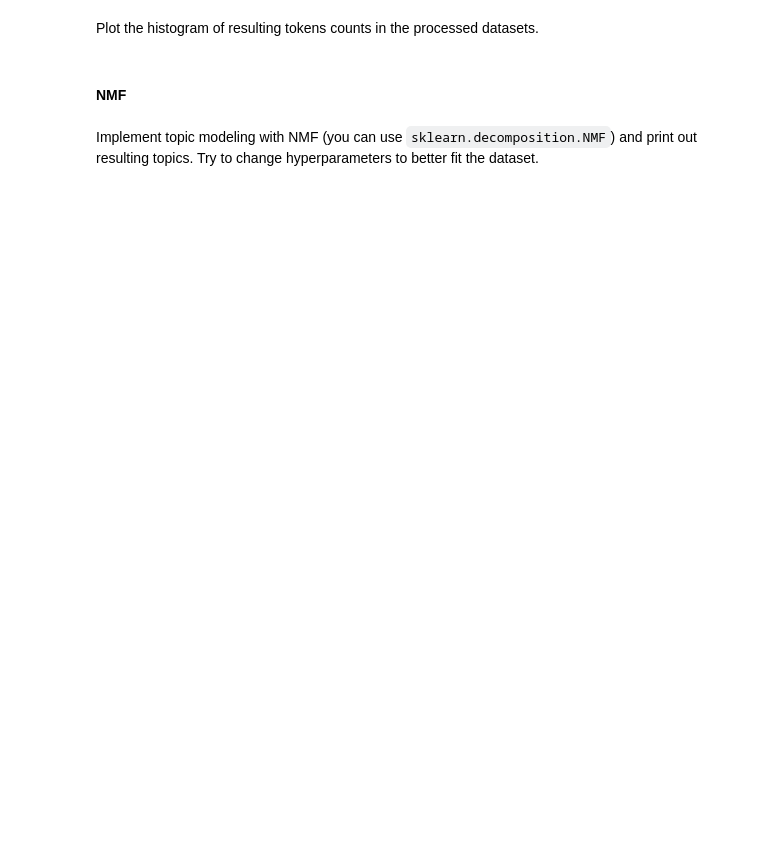
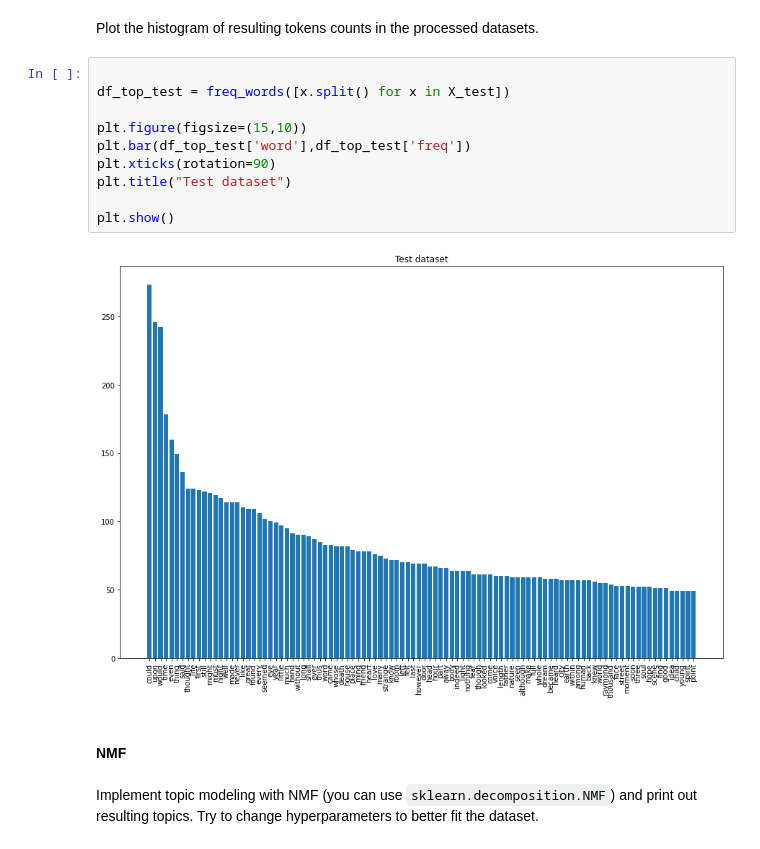
Before and after one commit to eegoro/Advanced-Natural-Language-Processing, a Jupyter notebook: hw1.ipynb, the cells around one changed output. Cells and saved outputs as stored; diff of their text form; blank space fills up the shorter version.

```diff
--- a/hw1.ipynb
+++ b/hw1.ipynb
@@ -233,5 +273,17 @@ Plot the histogram of resulting tokens counts in the processed datasets.
 # %% [markdown]
 Plot the histogram of resulting tokens counts in the processed datasets.
+# %%
+
+df_top_test = freq_words([x.split() for x in X_test])
+
+plt.figure(figsize=(15,10))
+plt.bar(df_top_test['word'],df_top_test['freq'])
+plt.xticks(rotation=90)
+plt.title("Test dataset")
+
+plt.show()
+# %% [output]
+[figure, added]
 # %% [markdown]
 #### NMF
 # %% [markdown]
```
Also changed, not shown: parts of 12 cells of this notebook.
